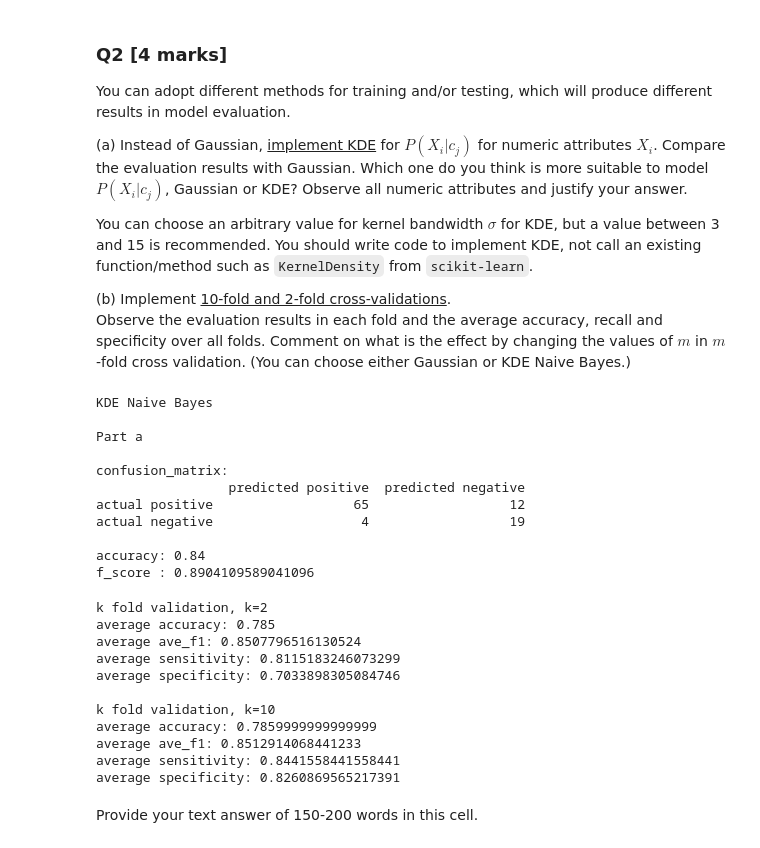
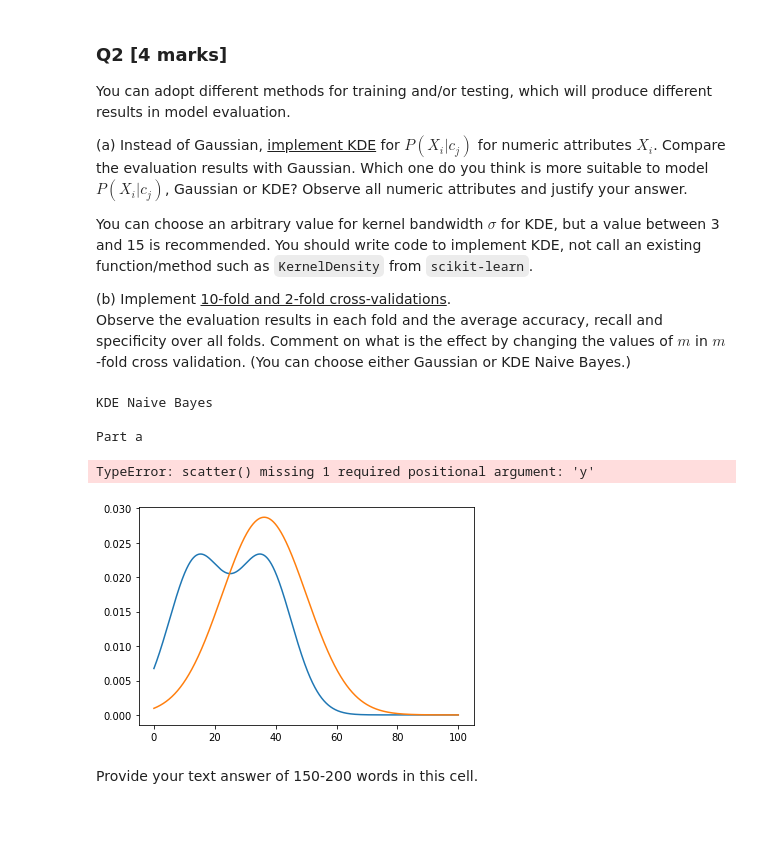
Before and after one commit to joshcarp/ml-assignment-1, a Jupyter notebook: COMP3027ASS1_template.ipynb, the cells around one changed output. Drawn from its saved outputs; the diff is of its cells as text; code cells hidden in the pictures; blank space fills up the shorter version.

```diff
--- a/COMP3027ASS1_template.ipynb
+++ b/COMP3027ASS1_template.ipynb
@@ -177,7 +177,7 @@ class Model:
         :return:
         """
         # if the column/attribute name is not in the conditional probability keys then
-        # there's a really big issue
+        # there's a huge issue
         if column_name not in self.conditionals_probs.keys():
             raise KeyError(column_name)
         # if the class name isn't in the training set then there is also a problem
@@ -190,13 +190,15 @@ class Model:
             return method(x=x,
                           stdev=std,
                           mean=ave,
-                          samples=self.gaussian_params[column_name][class_name])
+                          samples=self.gaussian_params[column_name][
+                              class_name])
         # if x is not in the conditional probabilities then return an incremental probability
-        # this is equivilent to if the value was seen once in the training data set
+        # this is equivalent to if the value was seen once in the training data set
         if x not in self.conditionals_probs[column_name][class_name].keys():
             return 1 / sum(self.priors.values())
         # else return the frequency of the conditional probability
-        return get_frequency(self.conditionals_probs[column_name][class_name], x)
+        return get_frequency(self.conditionals_probs[column_name][class_name],
+                             x)
 # %%
 # This function should calculate prior probabilities and likelihoods (conditional probabilities) from the training data and using
 # to build a naive Bayes model
@@ -447,6 +449,8 @@ You can choose an arbitrary value for kernel bandwidth $\sigma$ for KDE, but a v
 	Observe the evaluation results in each fold and the average accuracy, recall and specificity over all folds.
 	Comment on what is the effect by changing the values of $m$ in $m$-fold cross validation. (You can choose either Gaussian or KDE Naive Bayes.)
 # %%
+from matplotlib import pyplot as plt
+
 # Write additional code here, if necessary (you may insert additional code cells)
 print(f"KDE Naive Bayes\n")
 print(f"Part a\n")
@@ -455,41 +459,48 @@ print(f"Part a\n")
 def kde(chosen_stdev, **kwargs: float) -> float:
     """
     kde takes in a
     :param chosen_stdev: The manually chosen stdev to calculate the cluster density function.
     :param kwargs: Variadic input, of which
             x: The current numeric data point
             samples: A list of all the samples in the correct class
     :return: A float of the calculated probability.
     """
     x = kwargs.get("x")
     samples = kwargs.get("samples")
     s = 0
     for xi in samples:
         s += gaussian(x=x - xi, stdev=chosen_stdev, mean=0)
     return (1 / len(samples)) * s
 
+
 results_kde = predict(x_test, model, partial(kde, 9))
 # Second, print the full evaluation results from the evaluate() function
 predicted_kde = [result[0] for result in results_kde]
 confusion_m_kde, accuracy_kde, f1_kde = evaluate(y_test.values, predicted_kde,
                                                  positive=positive_label,
                                                  negative=negative_label)
+xs = [x / 100 for x in range(0, 10000)]
+y_gauss = []
+y_kde = []
+samples = model.gaussian_params["age"][positive_label]
+ave, std = model.gaussian_params["age"][positive_label]
+for x in xs:
+    y_kde.append(kde(9, x=x, samples=samples, mean=ave, stdev=std))
+    y_gauss.append(gaussian(x=x, samples=samples, mean=ave, stdev=std))
+
+plt.plot(xs, y_kde)
+plt.plot(xs, y_gauss)
+plt.scatter(samples)
 
 print(f"confusion_matrix:\n{confusion_m_kde}\n")
 print(f"accuracy: {accuracy_kde}")
 print(f"f_score : {f1_kde}\n")
 # %% [output]
 KDE Naive Bayes
 
 Part a
-
-confusion_matrix:
-                 predicted positive  predicted negative
-actual positive                  65                  12
-actual negative                   4                  19
-
-accuracy: 0.84
-f_score : 0.8904109589041096
+TypeError: scatter() missing 1 required positional argument: 'y'
+[figure, added]
 # %%
 from sklearn.model_selection import KFold
 
@@ -522,18 +533,6 @@ for k in [2, 10]:
     print(f"average sensitivity: {sensitivity.mean()}")
     print(f"average specificity: {specificity.mean()}")
     print()
-# %% [output]
-k fold validation, k=2
-average accuracy: 0.785
-average ave_f1: 0.8507796516130524
-average sensitivity: 0.8115183246073299
-average specificity: 0.7033898305084746
-
-k fold validation, k=10
-average accuracy: 0.7859999999999999
-average ave_f1: 0.8512914068441233
-average sensitivity: 0.8441558441558441
-average specificity: 0.8260869565217391
 # %% [markdown]
 Provide your text answer of 150-200 words in this cell.
 # %% [markdown]
```
Also changed, not shown: parts of 1 cell of this notebook.
